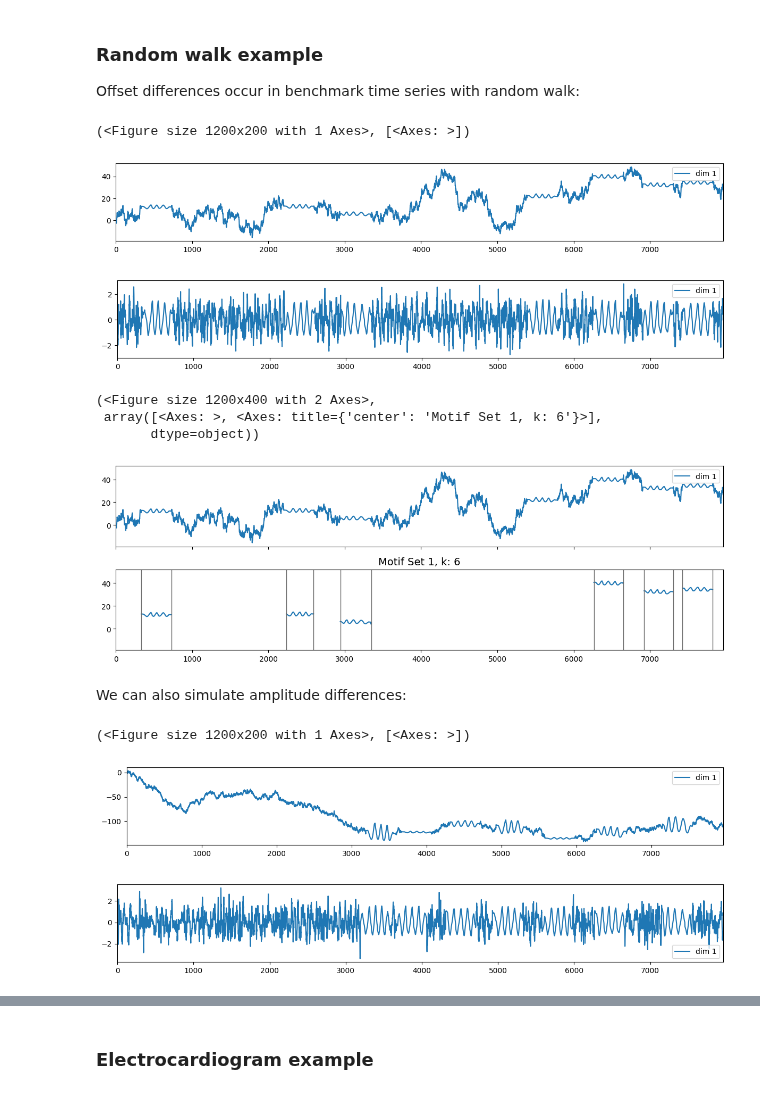
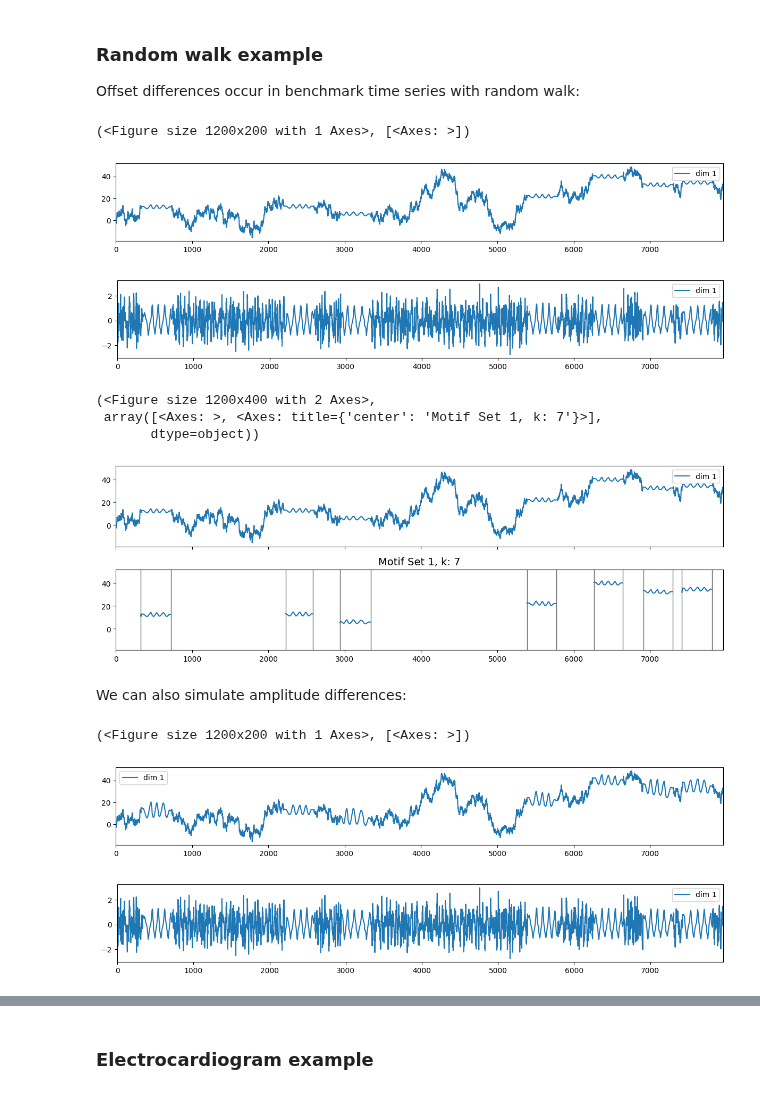
Before and after one commit to ML-KULeuven/locomotif, a Jupyter notebook: examples/locomotif_with_znormalization.ipynb, the cells around one changed output, grey strips where cells are left out. Drawn from its saved outputs; the diff is of its cells as text; code cells hidden in the pictures.

Commit message:
update notebook locomotif with znormalization

```diff
--- a/examples/locomotif_with_znormalization.ipynb
+++ b/examples/locomotif_with_znormalization.ipynb
@@ -58,35 +58,49 @@ ts_instances = {c: X_c[indices, :]}
 ts, gt = gen.generate_benchmark_ts_with_random_walk(20*l, ts_instances, scale=1)
 visualize.plot_motif_sets(ts, [])
 
-ts_preprocessed = pointwise_znormalization(ts, w=l//6)
+ts_preprocessed = pointwise_znormalization(ts, w=l//8)
 visualize.plot_motif_sets(ts_preprocessed, [])
 # %% [output]
 (<Figure size 1200x200 with 1 Axes>, [<Axes: >])
 [figure]
-[figure, old version]
+[figure, new version]
 # %%
-motif_sets = locomotif.apply_locomotif(ts_preprocessed, l_min=l, l_max=l, rho=0.6)
+motif_sets = locomotif.apply_locomotif(ts_preprocessed / np.std(ts_preprocessed), l_min=l, l_max=l, rho=0.6)
 visualize.plot_motif_sets(ts, motif_sets)
 # %% [output]
 (<Figure size 1200x400 with 2 Axes>,
- array([<Axes: >, <Axes: title={'center': 'Motif Set 1, k: 6'}>],
+ array([<Axes: >, <Axes: title={'center': 'Motif Set 1, k: 7'}>],
        dtype=object))
-[figure, old version]
+[figure, new version]
 # %% [markdown]
 We can also simulate amplitude differences:
 # %%
+X, y = data_loader.load_classification("Symbols", split=None)
+factor = np.random.uniform(1, 5, (1, len(X_c)))
+l = 398
+
 np.random.seed(0)
-X, y = data_loader.load_classification("Symbols", split=None)
-factor = np.random.uniform(0, 10, (1, len(X_c)))
+
+# Select a random class
+classes = np.unique(y)
+c = np.random.choice(classes)
+
+# Select a random number of motifs
+k = np.random.randint(2, 8)
+
+X_c = X[y == c, 0, :]
 X_amplitude = X_c * factor.T
+
+indices = np.random.choice(len(X_amplitude), size=k)
+ts_instances = {c: X_amplitude[indices, :]}
 
 ts, gt = gen.generate_benchmark_ts_with_random_walk(20*l, {c: X_amplitude[indices, :]}, scale=1)
 
 visualize.plot_motif_sets(ts, [])
 
-ts_preprocessed = pointwise_znormalization(ts, w=l//6)
+ts_preprocessed = pointwise_znormalization(ts, w=l//8)
 visualize.plot_motif_sets(ts_preprocessed, [])
 # %% [output]
 (<Figure size 1200x200 with 1 Axes>, [<Axes: >])
-[figure, old version]
+[figure, new version]
-[figure, old version]
+[figure, new version]
```
Also changed, not shown: parts of 1 cell of this notebook.
